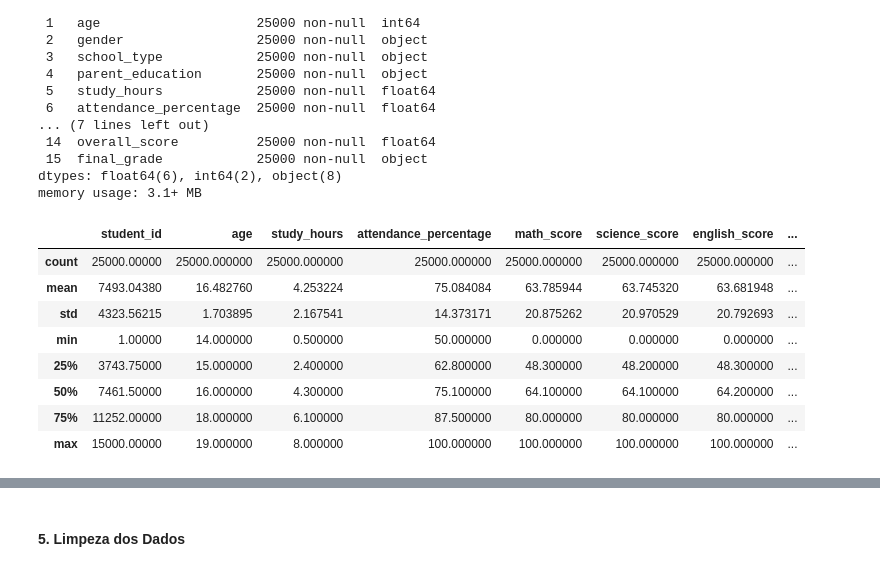
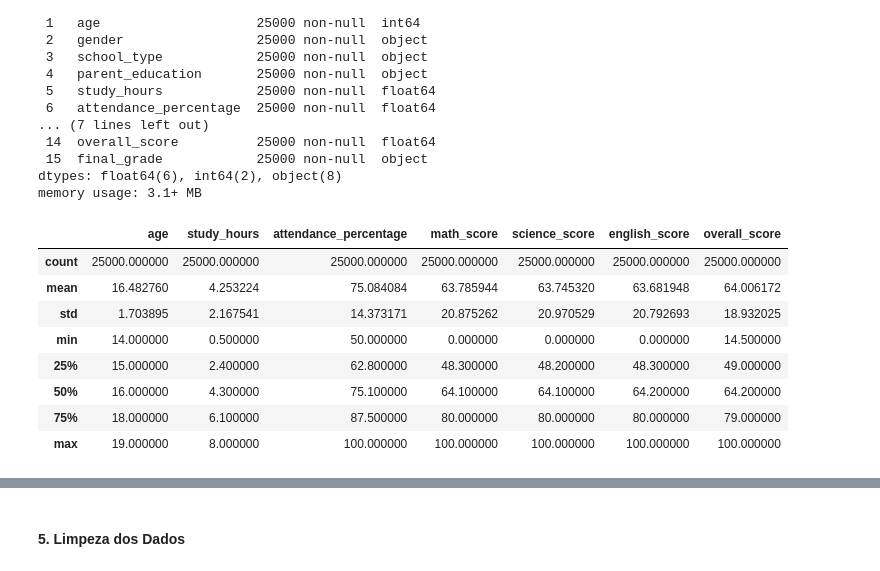
Before and after one commit to Cristhian-Selbach/analise-exploratoria-performance-estudantes, a Jupyter notebook: main.ipynb, the cells around one changed output, grey strips where cells are left out. Drawn from its saved outputs; the diff is of its cells as text; code cells hidden in the pictures.

```diff
--- a/main.ipynb
+++ b/main.ipynb
@@ -50,14 +48,14 @@ Data columns (total 16 columns):
 dtypes: float64(6), int64(2), object(8)
 memory usage: 3.1+ MB
 # %%
-df.describe()
+df.drop(columns="student_id").describe()
 # %% [output]
-|  | student_id | age | study_hours | attendance_percentage | math_score | science_score | english_score | ... |
-| count | 25000.00000 | 25000.000000 | 25000.000000 | 25000.000000 | 25000.000000 | 25000.000000 | 25000.000000 | ... |
-| mean | 7493.04380 | 16.482760 | 4.253224 | 75.084084 | 63.785944 | 63.745320 | 63.681948 | ... |
-| std | 4323.56215 | 1.703895 | 2.167541 | 14.373171 | 20.875262 | 20.970529 | 20.792693 | ... |
-| min | 1.00000 | 14.000000 | 0.500000 | 50.000000 | 0.000000 | 0.000000 | 0.000000 | ... |
-| 25% | 3743.75000 | 15.000000 | 2.400000 | 62.800000 | 48.300000 | 48.200000 | 48.300000 | ... |
-| 50% | 7461.50000 | 16.000000 | 4.300000 | 75.100000 | 64.100000 | 64.100000 | 64.200000 | ... |
-| 75% | 11252.00000 | 18.000000 | 6.100000 | 87.500000 | 80.000000 | 80.000000 | 80.000000 | ... |
-| max | 15000.00000 | 19.000000 | 8.000000 | 100.000000 | 100.000000 | 100.000000 | 100.000000 | ... |
+|  | age | study_hours | attendance_percentage | math_score | science_score | english_score | overall_score |
+| count | 25000.000000 | 25000.000000 | 25000.000000 | 25000.000000 | 25000.000000 | 25000.000000 | 25000.000000 |
+| mean | 16.482760 | 4.253224 | 75.084084 | 63.785944 | 63.745320 | 63.681948 | 64.006172 |
+| std | 1.703895 | 2.167541 | 14.373171 | 20.875262 | 20.970529 | 20.792693 | 18.932025 |
+| min | 14.000000 | 0.500000 | 50.000000 | 0.000000 | 0.000000 | 0.000000 | 14.500000 |
+| 25% | 15.000000 | 2.400000 | 62.800000 | 48.300000 | 48.200000 | 48.300000 | 49.000000 |
+| 50% | 16.000000 | 4.300000 | 75.100000 | 64.100000 | 64.100000 | 64.200000 | 64.200000 |
+| 75% | 18.000000 | 6.100000 | 87.500000 | 80.000000 | 80.000000 | 80.000000 | 79.000000 |
+| max | 19.000000 | 8.000000 | 100.000000 | 100.000000 | 100.000000 | 100.000000 | 100.000000 |
```
Also changed, not shown: parts of 9 cells of this notebook.
